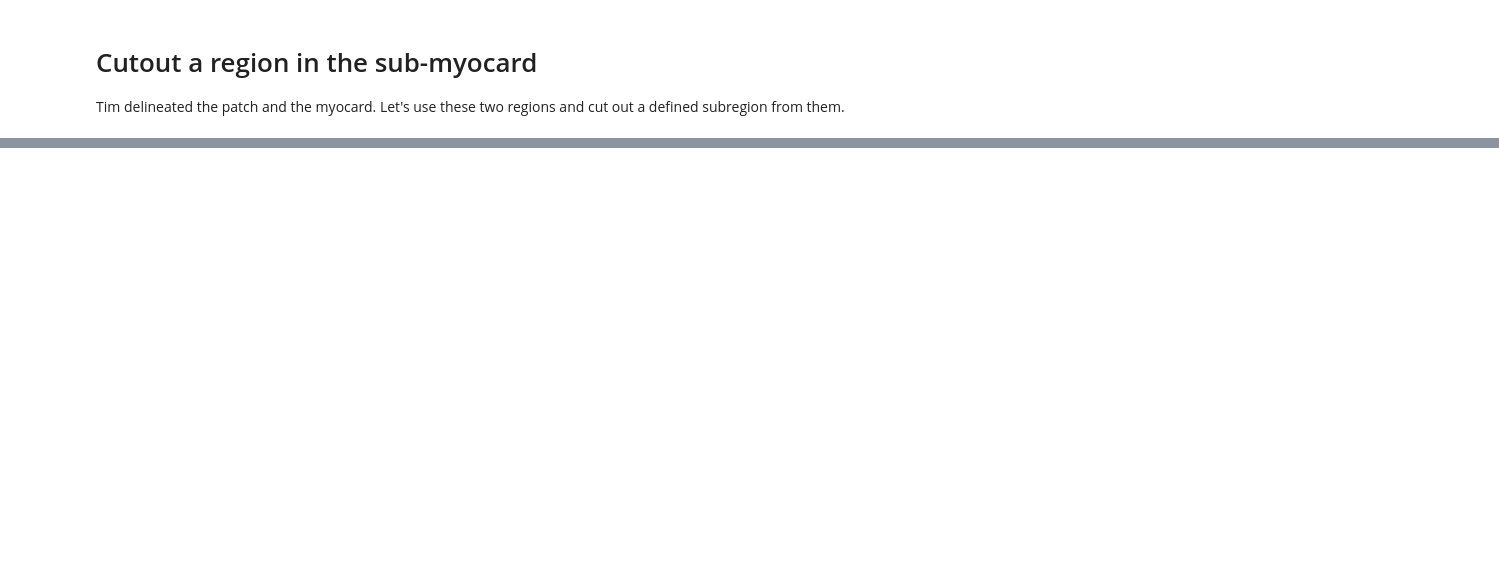
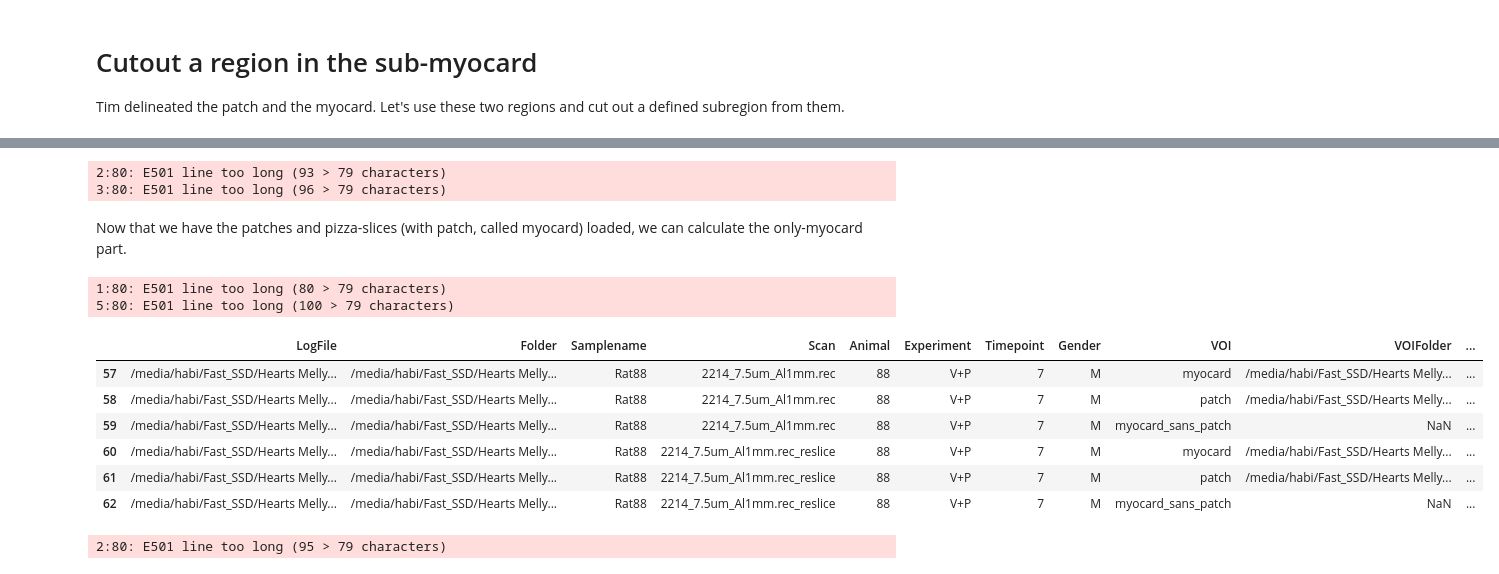
Before and after one commit to habi/heart-neoangiogenesis, a Jupyter notebook: SubMyocardAnalysis.ipynb, the cells around one changed output, grey strips where cells are left out. Saved outputs shown, nothing was run; the diff lists cells and outputs as text; code cells hidden in the pictures; blank space fills up the shorter version.

```diff
--- a/SubMyocardAnalysis.ipynb
+++ b/SubMyocardAnalysis.ipynb
@@ -436,0 +377,3 @@ Compute *all* histograms we might need later
+# %%
+# Generate color (siterrows based on experiment type
+Data['ColorExperiment'] = [color_based_on_experiment(name) for name in Data.Experiment]
@@ -436,0 +426,29 @@ Compute *all* histograms we might need later
+# %%
+# Convert all VOI slices into a rechunked DASK array on disk for faster access
+# Partially based on http://stackoverflow.com/a/39195332/323100
+# and on /LungMetastasis/HighResolutionScanAnalysis.ipynb
+Data['OutputNameVOI_Binary'] = [os.path.join(os.path.dirname(f),
+                                             '%s.%s.voi_%s.binary.zarr' % (sample,
+                                                                           scan,
+                                                                           voi)) for f, sample, scan, voi in zip(Data.Folder,
+                                                                                                                 Data.Samplename,
+                                                                                                                 Data.Scan,
+                                                                                                                 Data.VOI)]
+for c, row in tqdm(Data.iterrows(), desc='Reading VOIs', total=len(Data)):
+    if not os.path.exists(row['OutputNameVOI_Binary']):
+        if 'patch' in row.VOI:
+            binaryROIpath = os.path.join(os.path.split(row['LogFile'])[0], 'BinaryROI')
+        else:
+            binaryROIpath = os.path.join(os.path.split(row['LogFile'])[0], 'BinaryROI(1)')
+        print('%2s/%s: Reading all .bmp slices from %s/ and saving to %s' % (c + 1,
+                                                                             len(Data),
+                                                                             binaryROIpath[len(Root)+1:],
+                                                                             row['OutputNameVOI_Binary'][len(Root)+1:]))
+        try:
+            VOI = dask_image.imread.imread(os.path.join(binaryROIpath, '*.bmp'))
+            # Rechunking (to 'auto' size) is slow, but we only need to do it once and
+            # further reads of the data are then much faster.
+            VOI.rechunk('auto').to_zarr(row['OutputNameVOI_Binary'])
+        except:
+            print('\tCannot read images for %s' % binaryROIpath[len(Root)+1:])
+            print('\tIf that is Rat88/2214_7.5um_Al1mm/rec you can just continue, otherwise you will have to investigate')
@@ -436,0 +504,38 @@ Compute *all* histograms we might need later
+# %%
+# Load the VOI images a zarr arrays
+Patches = [dask.array.from_zarr(file) for file in Data[Data.VOI == 'patch']['OutputNameVOI']]
+Myocards = [dask.array.from_zarr(file) for file in Data[Data.VOI == 'myocard']['OutputNameVOI']]
+# %% [output]
+2:80: E501 line too long (93 > 79 characters)
+3:80: E501 line too long (96 > 79 characters)
+# %% [markdown]
+Now that we have the patches and pizza-slices (with patch, called myocard) loaded, we can calculate the only-myocard part.
+# %%
+# Generate some dummy data, clear it and append it to dataframe for the MSP VOIs
+_ = pandas.DataFrame()
+_ = Data[Data['VOI'] == 'myocard'].loc[:]
+_['VOI'] = _['VOI'].replace(['myocard'], ['myocard_sans_patch'])
+_.loc[:, ('VOIFolder', 'VOIFile', 'VOIImages', 'OutputNameVOI', 'Number of VOI slices')] = numpy.nan
+UpDatedData = pandas.concat((Data, _))
+Data = UpDatedData.copy(deep=True)
+Data.sort_values(['Samplename', 'Scan'], inplace=True)
+Data.reset_index(drop=True, inplace=True)
+# %% [output]
+1:80: E501 line too long (80 > 79 characters)
+5:80: E501 line too long (100 > 79 characters)
+# %%
+Data[(Data['Animal'] == 88)]
+# %% [output]
+|  | LogFile | Folder | Samplename | Scan | Animal | Experiment | Timepoint | Gender | VOI | VOIFolder | ... |
+| 57 | /media/habi/Fast_SSD/Hearts Melly... | /media/habi/Fast_SSD/Hearts Melly... | Rat88 | 2214_7.5um_Al1mm.rec | 88 | V+P | 7 | M | myocard | /media/habi/Fast_SSD/Hearts Melly... | ... |
+| 58 | /media/habi/Fast_SSD/Hearts Melly... | /media/habi/Fast_SSD/Hearts Melly... | Rat88 | 2214_7.5um_Al1mm.rec | 88 | V+P | 7 | M | patch | /media/habi/Fast_SSD/Hearts Melly... | ... |
+| 59 | /media/habi/Fast_SSD/Hearts Melly... | /media/habi/Fast_SSD/Hearts Melly... | Rat88 | 2214_7.5um_Al1mm.rec | 88 | V+P | 7 | M | myocard_sans_patch | NaN | ... |
+| 60 | /media/habi/Fast_SSD/Hearts Melly... | /media/habi/Fast_SSD/Hearts Melly... | Rat88 | 2214_7.5um_Al1mm.rec_reslice | 88 | V+P | 7 | M | myocard | /media/habi/Fast_SSD/Hearts Melly... | ... |
+| 61 | /media/habi/Fast_SSD/Hearts Melly... | /media/habi/Fast_SSD/Hearts Melly... | Rat88 | 2214_7.5um_Al1mm.rec_reslice | 88 | V+P | 7 | M | patch | /media/habi/Fast_SSD/Hearts Melly... | ... |
+| 62 | /media/habi/Fast_SSD/Hearts Melly... | /media/habi/Fast_SSD/Hearts Melly... | Rat88 | 2214_7.5um_Al1mm.rec_reslice | 88 | V+P | 7 | M | myocard_sans_patch | NaN | ... |
+# %%
+# Drop the non-resliced data from Rat88
+Data = Data.drop(Data[(Data['Animal'] == 88) & (Data['Scan'] == '2214_7.5um_Al1mm.rec')].index)
+Data = Data.reset_index(drop=True)
+# %% [output]
+2:80: E501 line too long (95 > 79 characters)
```
Also changed, not shown: parts of 100 cells of this notebook.
